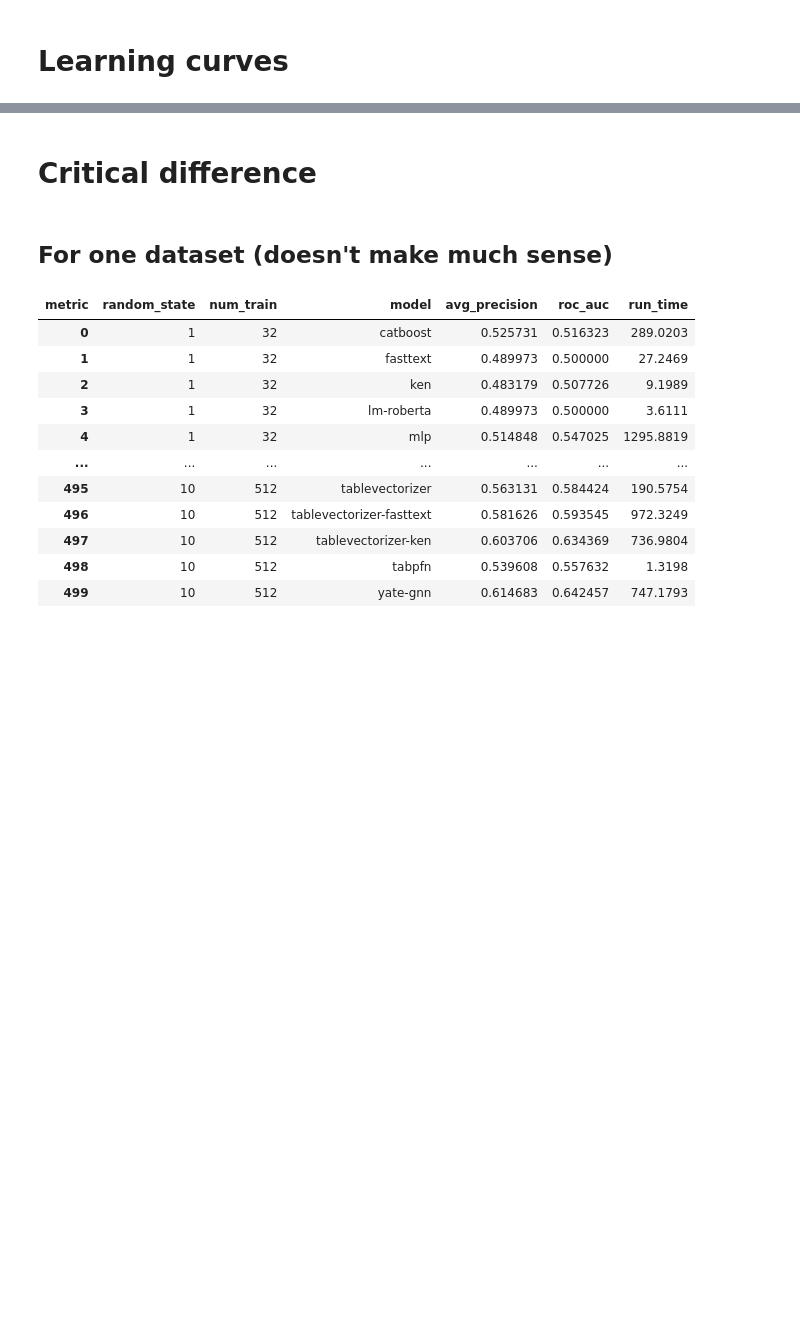
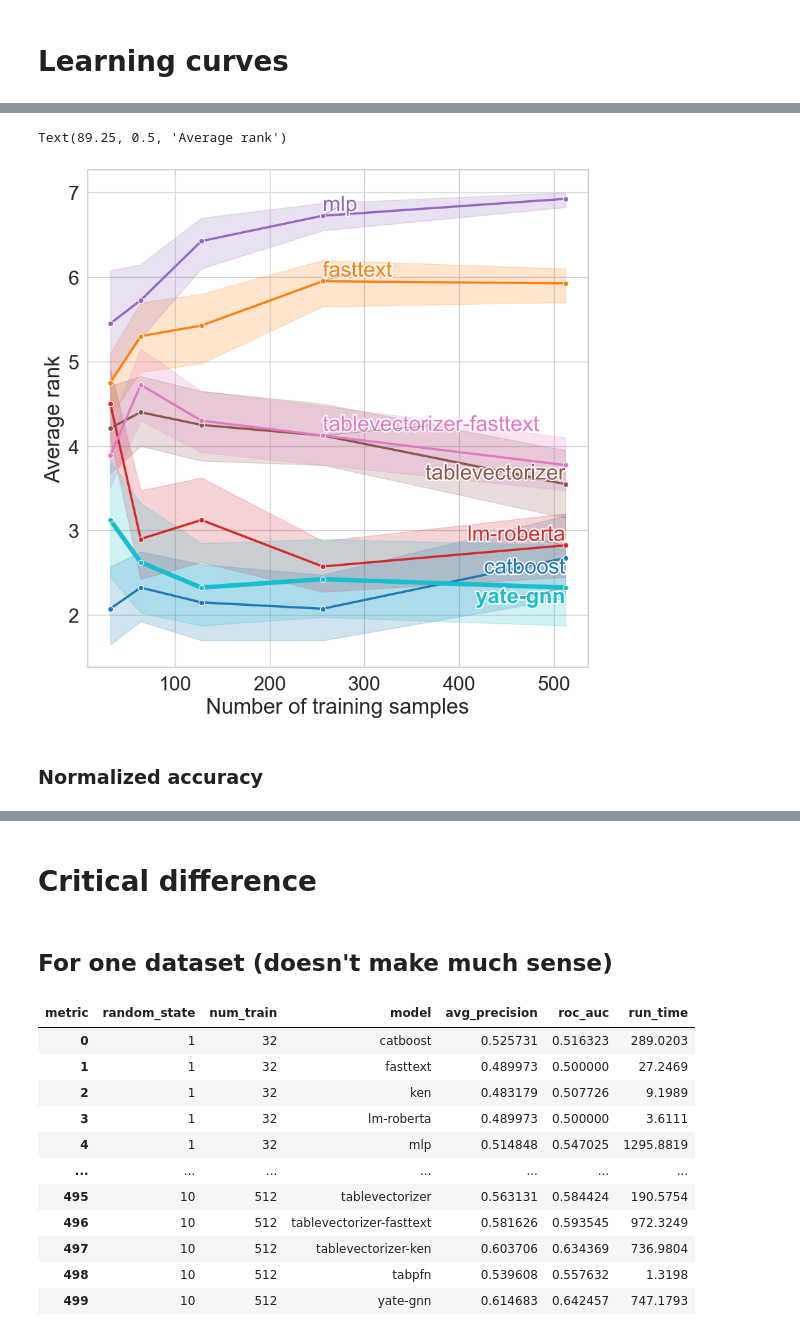
Before and after one commit to myungkim930/YATE, a Jupyter notebook: plots.ipynb, the cells around one changed output, grey strips where cells are left out. Saved outputs shown, nothing was run; the diff lists cells and outputs as text; code cells hidden in the pictures; blank space fills up the shorter version.

```diff
--- a/plots.ipynb
+++ b/plots.ipynb
@@ -37,0 +140,49 @@ df_pivot = df_pivot[df_pivot['model'] != 'mlp']
+# %%
+from adjustText import adjust_text
+import matplotlib.patheffects as PathEffects
+# fig size
+plt.figure(figsize=(10, 10))
+
+
+# Create the lineplot
+ax = sns.lineplot(
+    x="num_train",
+    y="rank",
+    hue="model",
+    data=df_all,
+    marker="o",
+    linewidth=2.5,
+    palette=model_color_palette  # Use the custom palette
+)
+
+# Prepare to annotate the lines with adjustText
+texts = []
+lines = ax.lines
+for i, (model, line) in enumerate(zip(df_all['model'].unique(), lines)):
+    index = -1 - (i % 2)
+    x_last = line.get_xdata()[index]
+    y_last = line.get_ydata()[index]
+
+    # Make the line corresponding to "yate_gnn" model thicker
+    if model == "yate-gnn":
+        line.set_linewidth(5)  # adjust as needed
+        # text bold
+        text = ax.text(x_last, y_last, model, color=line.get_color(), weight='bold')
+    else:
+        text = ax.text(x_last, y_last, model, color=line.get_color())
+    text.set_path_effects([PathEffects.withStroke(linewidth=3, foreground='white')])
+    texts.append(text)
+
+
+# Use adjust_text to repel the labels
+adjust_text(texts, force_points=0.3, force_text=0.8, expand_points=(1,1), expand_text=(1,1),
+            arrowprops=dict(arrowstyle="-", color='gray', lw=0.5))
+# remove legend
+ax.legend_.remove()
+ax.set_xlabel("Number of training samples")
+ax.set_ylabel("Average rank")
+# %% [output]
+Text(89.25, 0.5, 'Average rank')
+[figure, added]
+# %% [markdown]
+### Normalized accuracy
```
Also changed, not shown: parts of 15 cells of this notebook.
